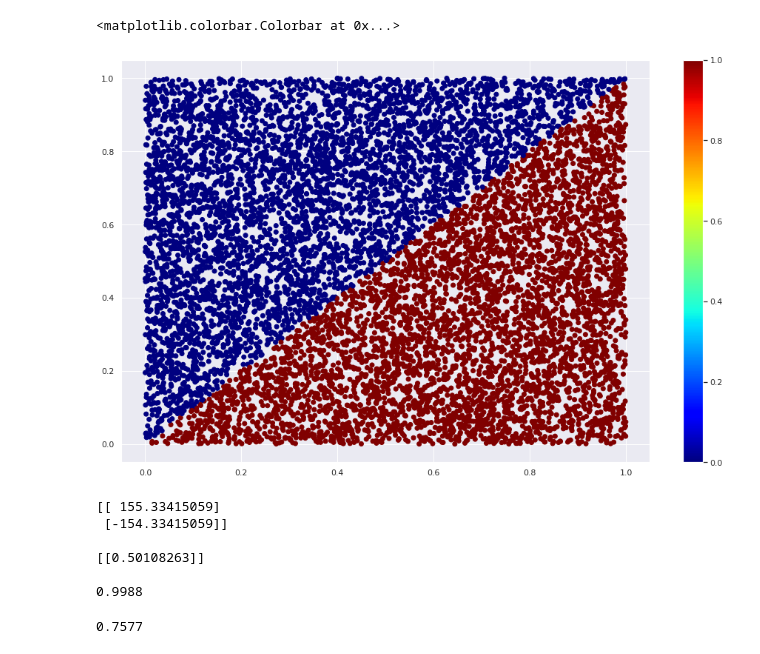
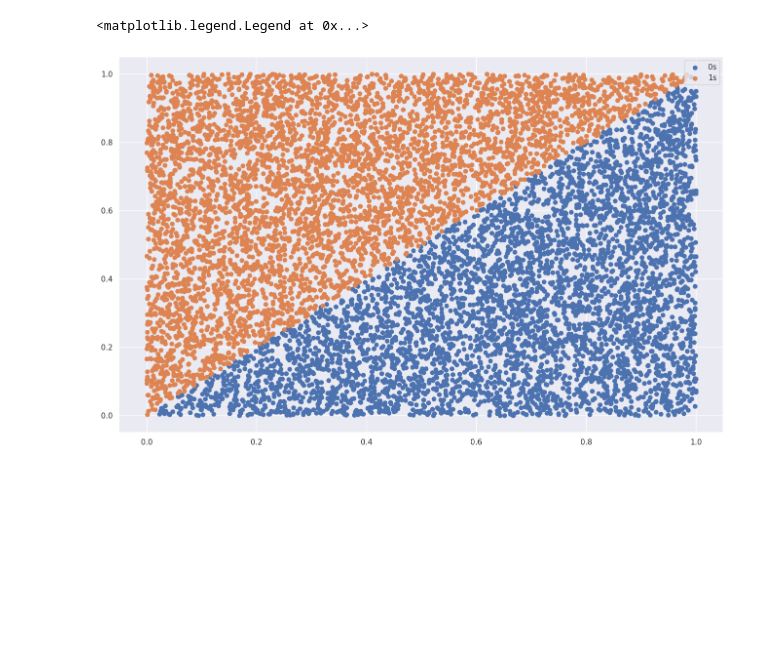
Before and after one commit to JNSFilipe/Telperion, a Jupyter notebook: notebooks/1-Test_HeartWood.ipynb, the cells around one changed output. Drawn from its saved outputs; the diff is of its cells as text; code cells hidden in the pictures; blank space fills up the shorter version.

```diff
--- a/notebooks/1-Test_HeartWood.ipynb
+++ b/notebooks/1-Test_HeartWood.ipynb
@@ -39,10 +62,11 @@ print(hw.accuracy(x, y))
 # %%
 x = np.random.uniform(low=0, high=1, size=(10000,2))
 y = np.array([1 if j < i - 0 else 0 for i, j in zip(x[:,0],x[:,1])])
-# y = np.round(x[:,0])
+y = 1-y
 
-plt.scatter(x[:,0],x[:,1], c=y, cmap='jet')
-plt.colorbar()
+plt.scatter(x[~y.astype(bool),0],x[~y.astype(bool),1], label='0s')
+plt.scatter(x[y.astype(bool),0],x[y.astype(bool),1], label='1s')
+plt.legend()
 # %% [output]
-<matplotlib.colorbar.Colorbar at 0x...>
+<matplotlib.legend.Legend at 0x...>
-[figure, old version]
+[figure, new version]
@@ -52,22 +72,0 @@ hw.fit(x, y, 128, 100)
-# %%
-print(hw.W/hw.W.sum())
-print()
-print(hw.k/hw.W.sum())
-print()
-print(hw.accuracy(x, y))
-# %% [output]
-[[ 155.33415059]
- [-154.33415059]]
-
-[[0.50108263]]
-
-0.9988
-# %%
-from sklearn.tree import DecisionTreeClassifier
-from sklearn.metrics import accuracy_score
-
-m = DecisionTreeClassifier(max_depth=1)
-m.fit(x,y)
-print(accuracy_score(m.predict(x), y))
-# %% [output]
-0.7577
```
Also changed, not shown: parts of 15 cells of this notebook, 2 other files.
